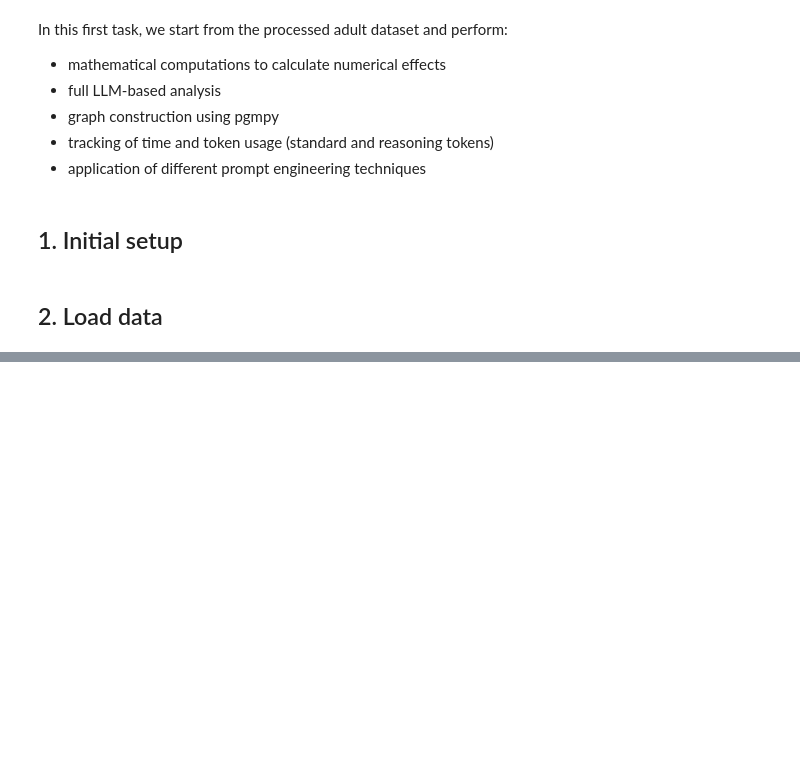
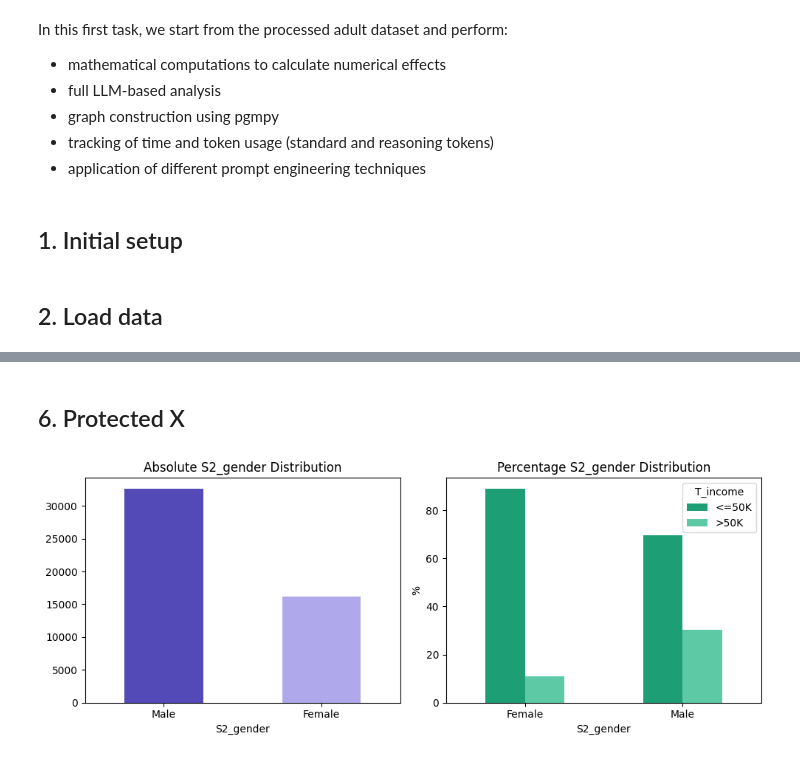
Before and after one commit to Erhtric/fairmind-causal-fairness-analysis, a Jupyter notebook: notebooks/soldani_task/1_adult_exploration.ipynb, the cells around one changed output, grey strips where cells are left out. Cells and saved outputs as stored; diff of their text form; code cells hidden in the pictures; blank space fills up the shorter version.

```diff
--- a/notebooks/soldani_task/1_adult_exploration.ipynb
+++ b/notebooks/soldani_task/1_adult_exploration.ipynb
@@ -35,0 +111,20 @@ The first step is to explore the dataset in order to understand its structure an
+# %% [markdown]
+## 6. Protected X
+# %%
+fig, axes = plt.subplots(1, 2, figsize=(10, 4))
+
+df[PROTECTED].value_counts().plot(kind="bar", ax=axes[0], color=["#534AB7", "#AFA9EC"])
+axes[0].set_title(f"Absolute {PROTECTED} Distribution")
+axes[0].tick_params(axis="x", rotation=0)
+
+ct = pd.crosstab(df[PROTECTED], df[TARGET], normalize="index") * 100
+ct.plot(kind="bar", ax=axes[1], color=["#1D9E75", "#5DCAA5"])
+axes[1].set_title(f"Percentage {PROTECTED} Distribution")
+axes[1].set_ylabel("%")
+axes[1].tick_params(axis="x", rotation=0)
+axes[1].legend(title=TARGET)
+
+plt.tight_layout()
+plt.show()
+# %% [output]
+[figure, added]
```
Also changed, not shown: parts of 10 cells of this notebook.
